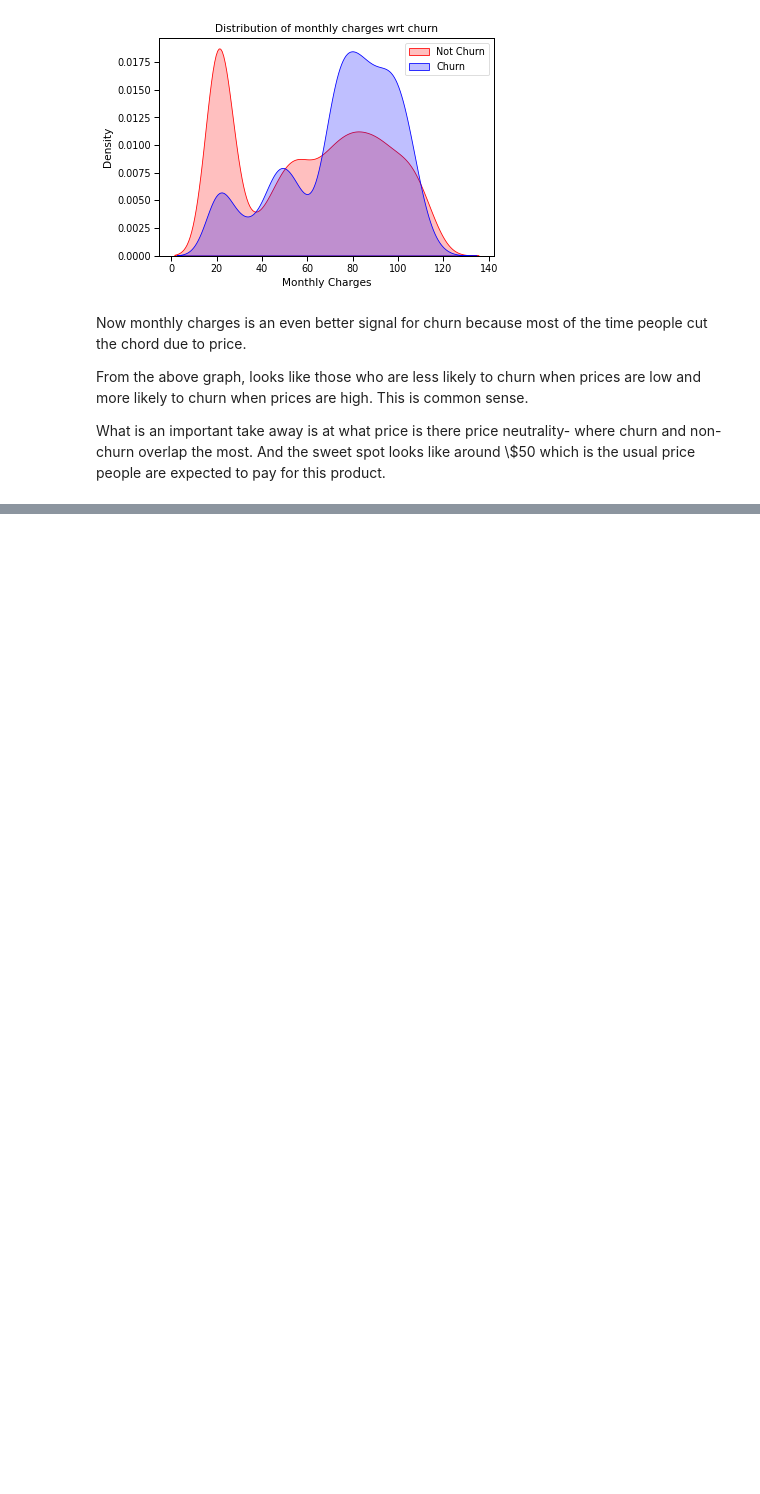
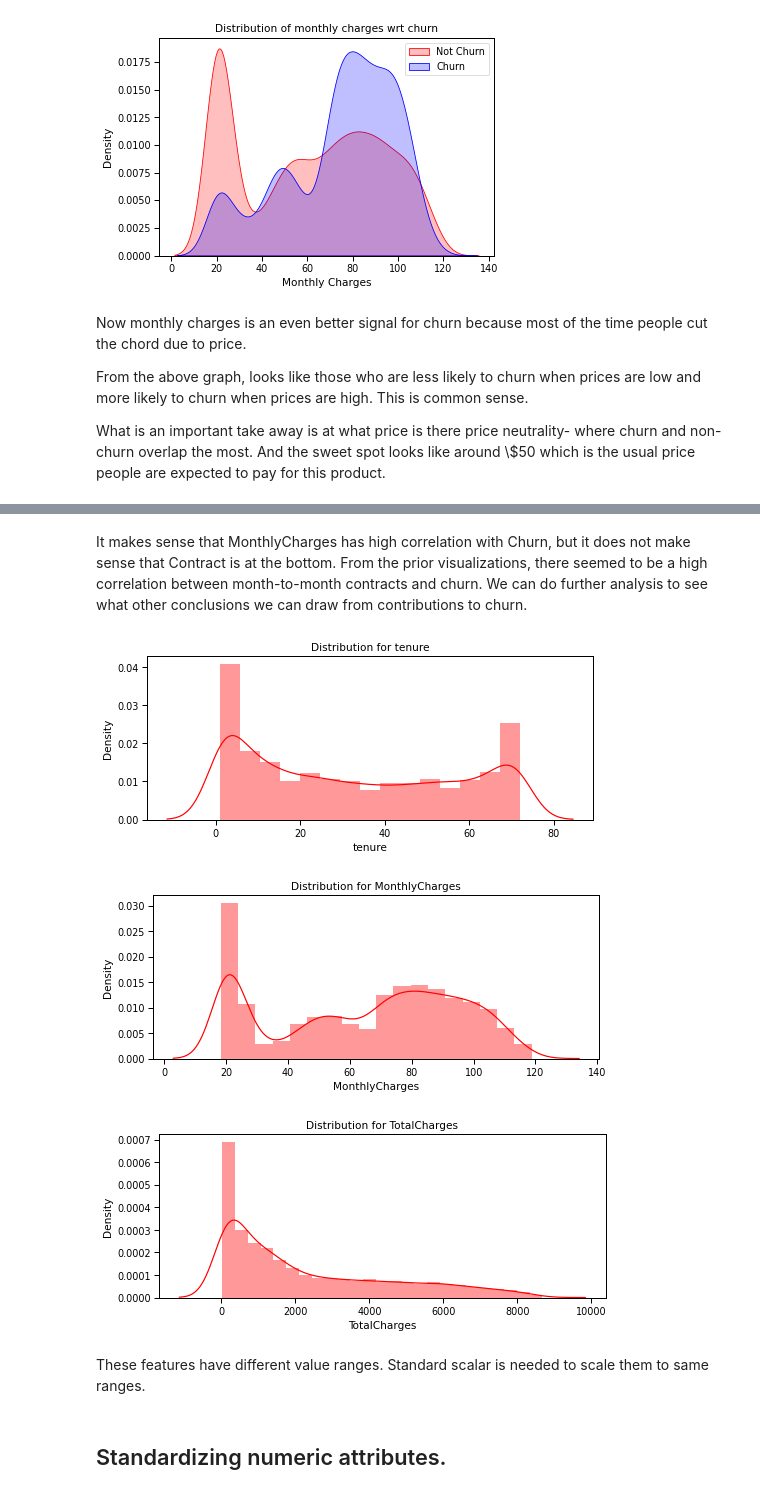
Before and after one commit to mindyng/2022-Business-Projects, a Jupyter notebook: customer-churn.ipynb, the cells around one changed output, grey strips where cells are left out. Saved outputs shown, nothing was run; the diff lists cells and outputs as text; code cells hidden in the pictures; blank space fills up the shorter version.

Commit message:
Kaggle Notebook | Customer Churn | Version 10

```diff
--- a/customer-churn.ipynb
+++ b/customer-churn.ipynb
@@ -593,0 +628,8 @@ What is an important take away is at what price is there price neutrality- where
+# %%
+def object_to_int(dataframe_series):
+    if dataframe_series.dtype=='object':
+        dataframe_series = LabelEncoder().fit_transform(dataframe_series)
+    return dataframe_series
+# %%
+df = df.apply(lambda x: object_to_int(x))
+df.head()
@@ -593,0 +668,2 @@ What is an important take away is at what price is there price neutrality- where
+# %% [markdown]
+It makes sense that MonthlyCharges has high correlation with Churn, but it does not make sense that Contract is at the bottom. From the prior visualizations, there seemed to be a high correlation between month-to-month contracts and churn. We can do further analysis to see what other conclusions we can draw from contributions to churn.
@@ -593,0 +675,16 @@ What is an important take away is at what price is there price neutrality- where
+# %%
+def distplot(feature, frame, color='r'):
+    plt.figure(figsize=(8,3))
+    plt.title("Distribution for {}".format(feature))
+    ax = sns.distplot(frame[feature], color= color)
+# %%
+num_cols = ["tenure", 'MonthlyCharges', 'TotalCharges']
+for feat in num_cols: distplot(feat, df)
+# %% [output]
+[figure, added]
+[figure, added]
+[figure, added]
+# %% [markdown]
+These features have different value ranges. Standard scalar is needed to scale them to same ranges.
+# %% [markdown]
+## Standardizing numeric attributes.
```
Also changed, not shown: parts of 15 cells of this notebook.
